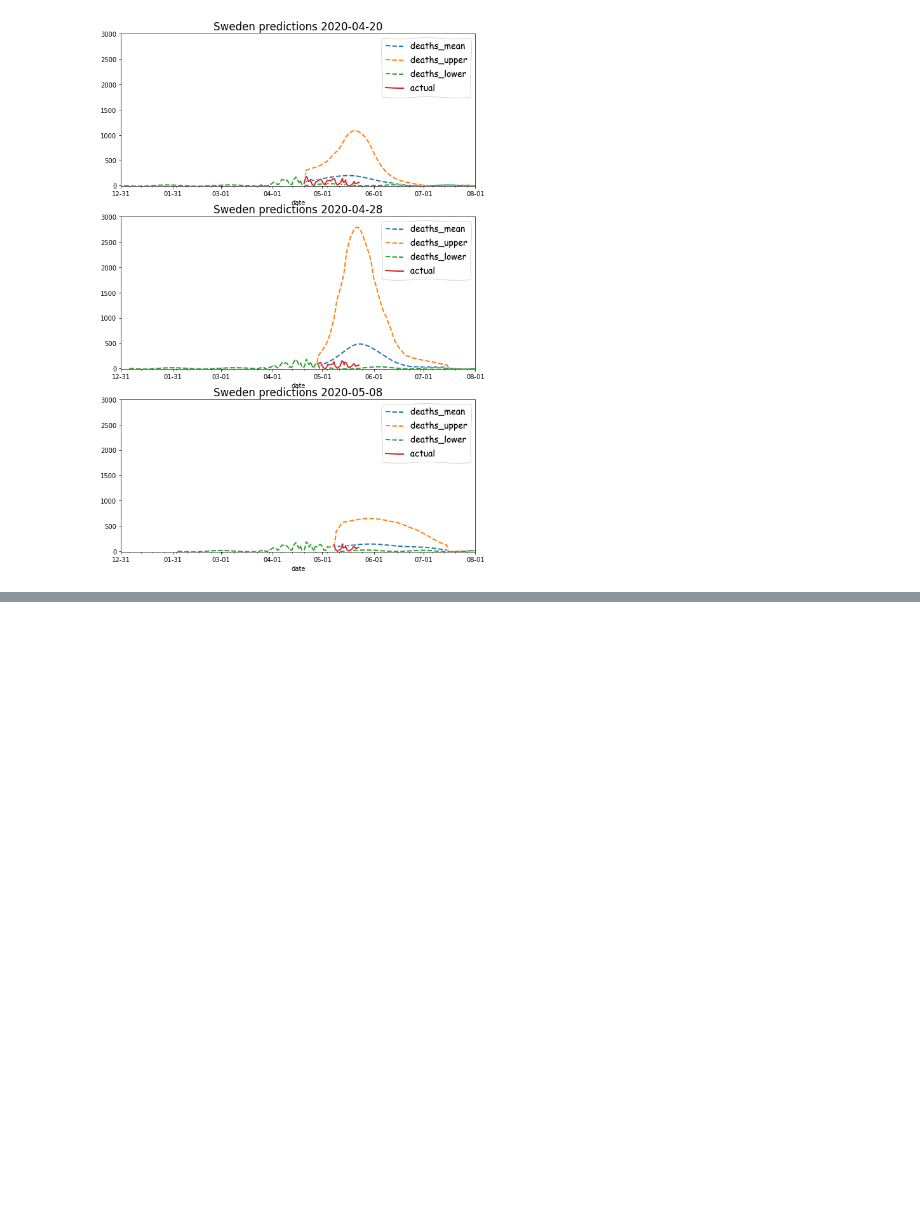
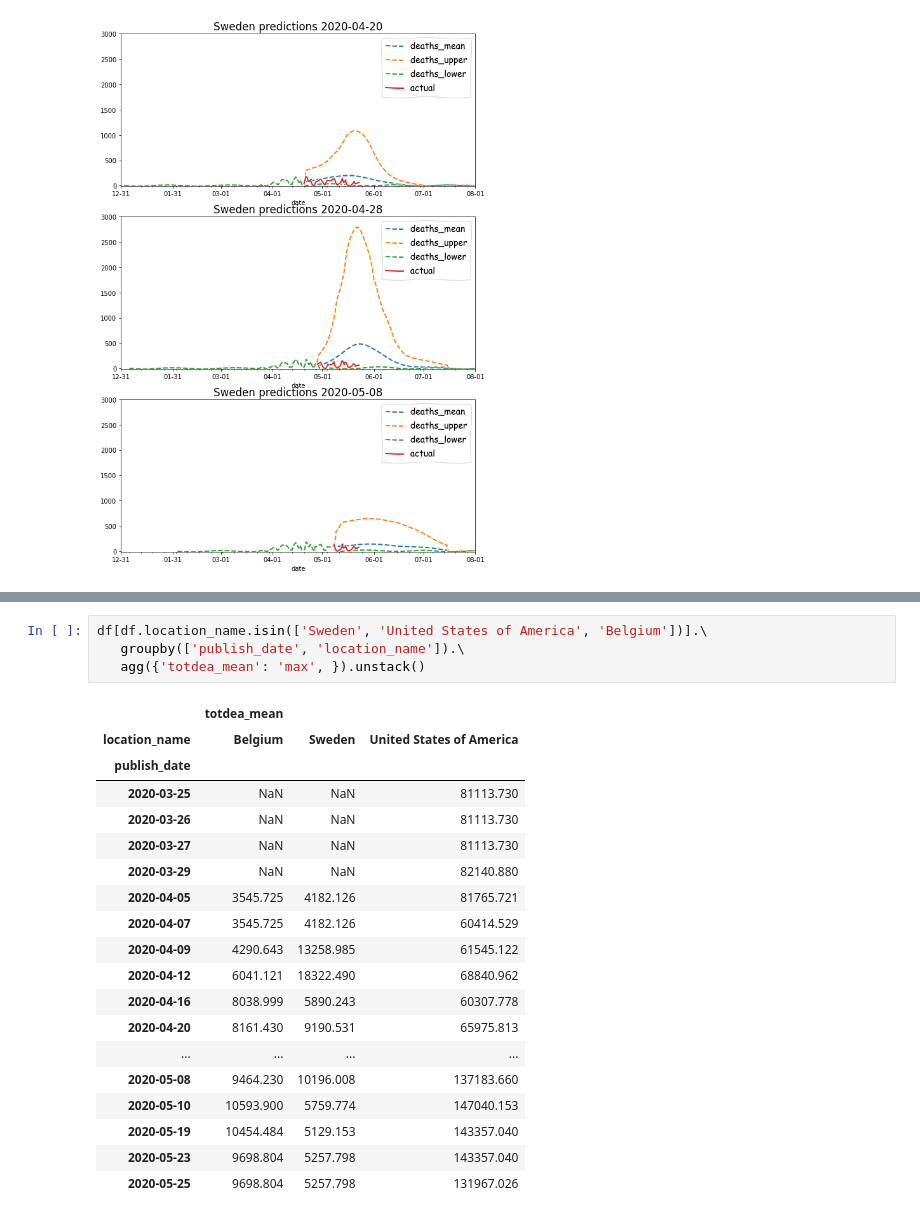
Before and after one commit to mrichard91/ihme_model_notebook, a Jupyter notebook: IHME regression.ipynb, the cells around one changed output, grey strips where cells are left out. Drawn from its saved outputs; the diff is of its cells as text; blank space fills up the shorter version.

```diff
--- a/IHME regression.ipynb
+++ b/IHME regression.ipynb
@@ -129,0 +136,24 @@ for (pred_date, ax) in zip(dates, axs):
+# %%
+df[df.location_name.isin(['Sweden', 'United States of America', 'Belgium'])].\
+   groupby(['publish_date', 'location_name']).\
+   agg({'totdea_mean': 'max', }).unstack()
+# %% [output]
+|  | totdea_mean |  |  |
+| location_name | Belgium | Sweden | United States of America |
+| publish_date |  |  |  |
+| 2020-03-25 | NaN | NaN | 81113.730 |
+| 2020-03-26 | NaN | NaN | 81113.730 |
+| 2020-03-27 | NaN | NaN | 81113.730 |
+| 2020-03-29 | NaN | NaN | 82140.880 |
+| 2020-04-05 | 3545.725 | 4182.126 | 81765.721 |
+| 2020-04-07 | 3545.725 | 4182.126 | 60414.529 |
+| 2020-04-09 | 4290.643 | 13258.985 | 61545.122 |
+| 2020-04-12 | 6041.121 | 18322.490 | 68840.962 |
+| 2020-04-16 | 8038.999 | 5890.243 | 60307.778 |
+| 2020-04-20 | 8161.430 | 9190.531 | 65975.813 |
+| ... | ... | ... | ... |
+| 2020-05-08 | 9464.230 | 10196.008 | 137183.660 |
+| 2020-05-10 | 10593.900 | 5759.774 | 147040.153 |
+| 2020-05-19 | 10454.484 | 5129.153 | 143357.040 |
+| 2020-05-23 | 9698.804 | 5257.798 | 143357.040 |
+| 2020-05-25 | 9698.804 | 5257.798 | 131967.026 |
```
Also changed, not shown: parts of 3 cells of this notebook.
